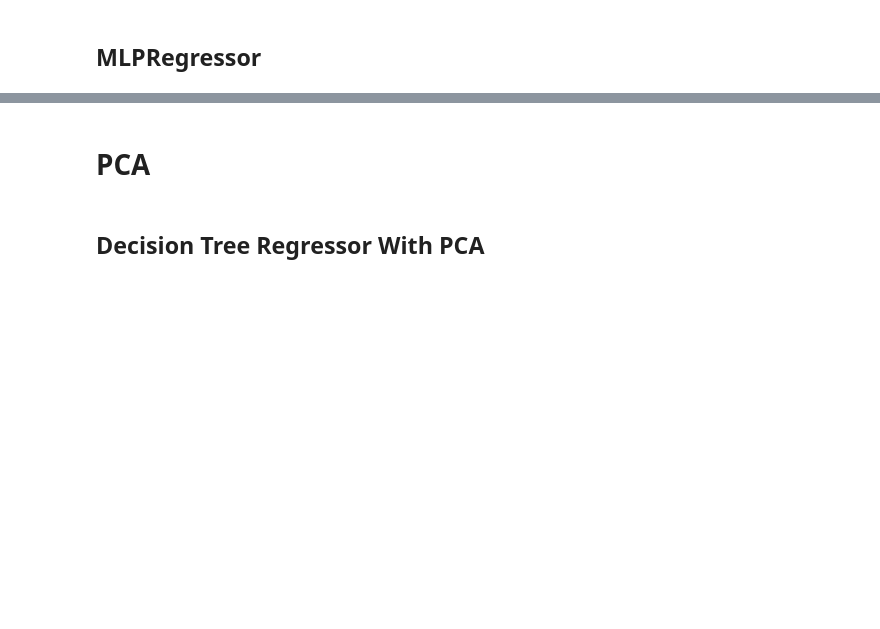
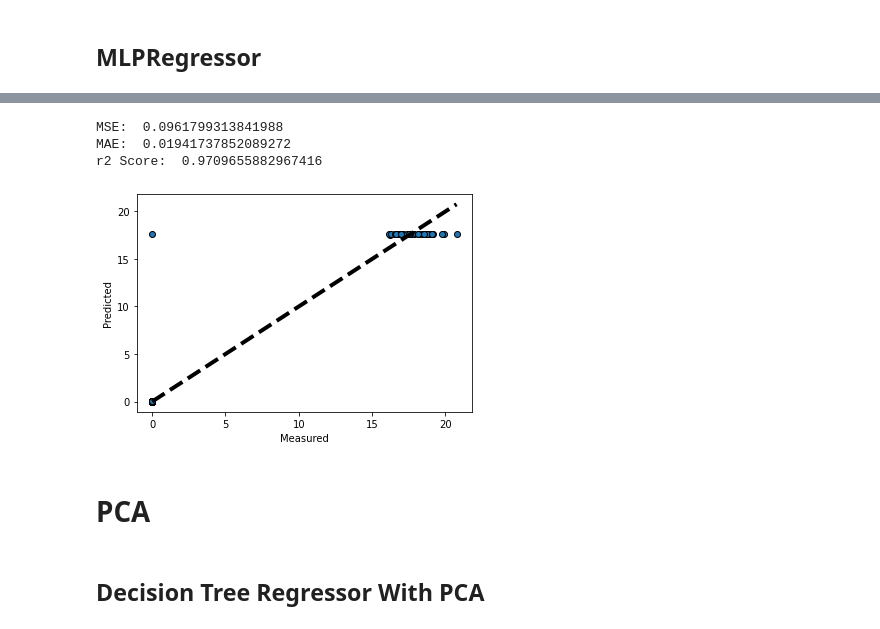
Before and after one commit to larsenk23/Capstone2, a Jupyter notebook: Modeling.ipynb, the cells around one changed output, grey strips where cells are left out. Drawn from its saved outputs; the diff is of its cells as text; code cells hidden in the pictures; blank space fills up the shorter version.

```diff
--- a/Modeling.ipynb
+++ b/Modeling.ipynb
@@ -164,7 +186,7 @@ parameters = {'n_estimators': [5,6,7,8,9,10,15,20,25,30,35,40,45,50,75,100,200],
                'criterion': ['mse', 'mae']}
 # %%
 rf_random = RandomizedSearchCV(estimator = model, param_distributions = parameters, n_iter = 10, cv = 5,
-                               verbose=2, random_state=42, n_jobs = -1)
+                               verbose=False, random_state=42, n_jobs = -1)
 rf_random.fit(X_train, y_train)
 
 print(" Results from Random Search " )
@@ -275,3 +354,25 @@ plt.show()
+# %%
+y_pred = mlp_random.predict(X_test)
+# %%
+mse = mean_squared_error(y_test, y_pred)
+mae = mean_absolute_error(y_test, y_pred)
+r2 = r2_score(y_test, y_pred)
+print('MSE: ', mse)
+print('MAE: ', mae)
+print('r2 Score: ', r2)
+# %% [output]
+MSE:  0.0961799313841988
+MAE:  0.01941737852089272
+r2 Score:  0.9709655882967416
+# %%
+fig, ax = plt.subplots()
+ax.scatter(y_test, y_pred, edgecolors=(0, 0, 0))
+ax.plot([y_test.min(), y_test.max()], [y_test.min(), y_test.max()], 'k--', lw=4)
+ax.set_xlabel('Measured')
+ax.set_ylabel('Predicted')
+plt.show()
+# %% [output]
+[figure, added]
 # %% [markdown]
 # PCA
 # %%
```
Also changed, not shown: parts of 38 cells of this notebook, 3 other files.
